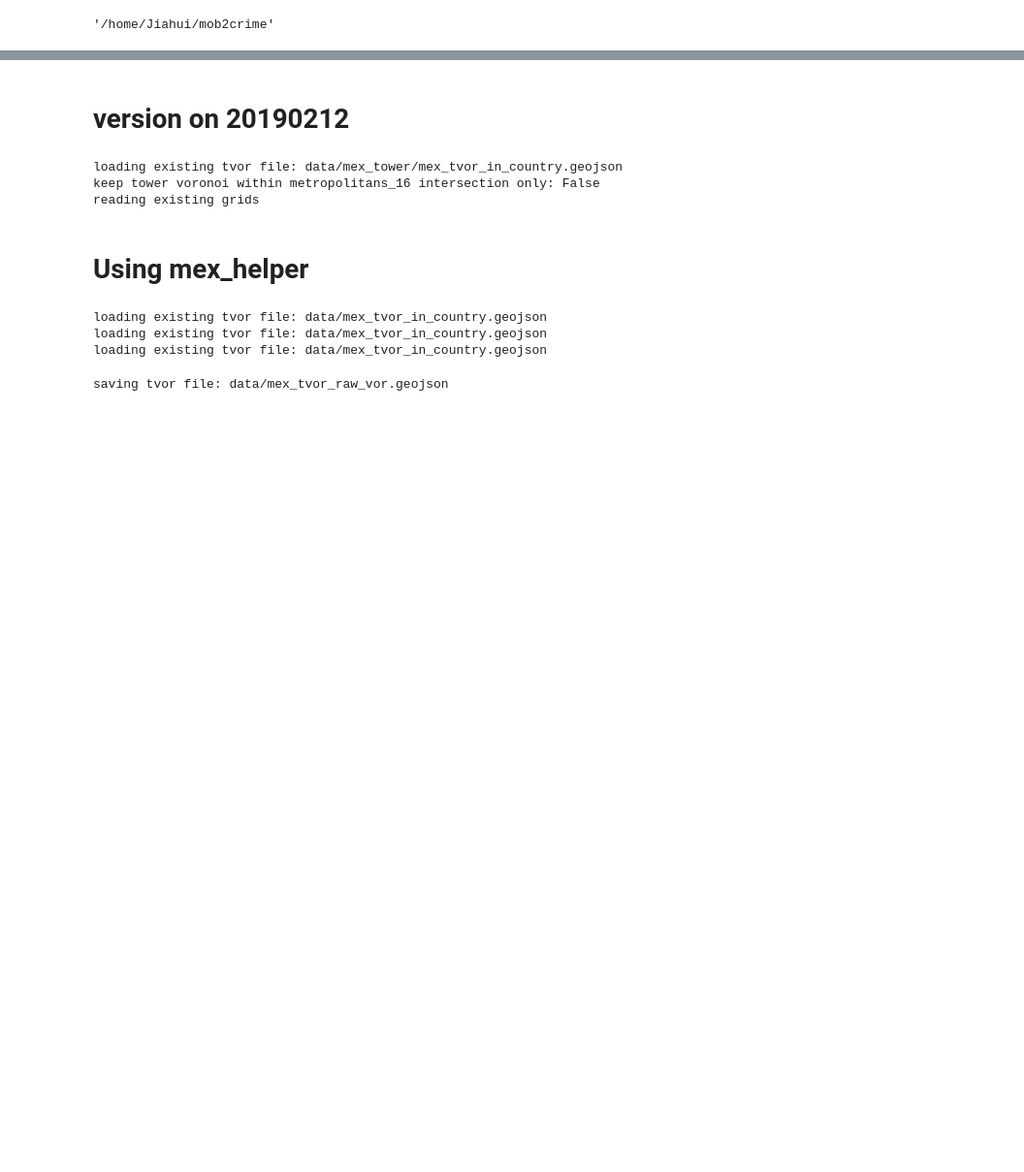
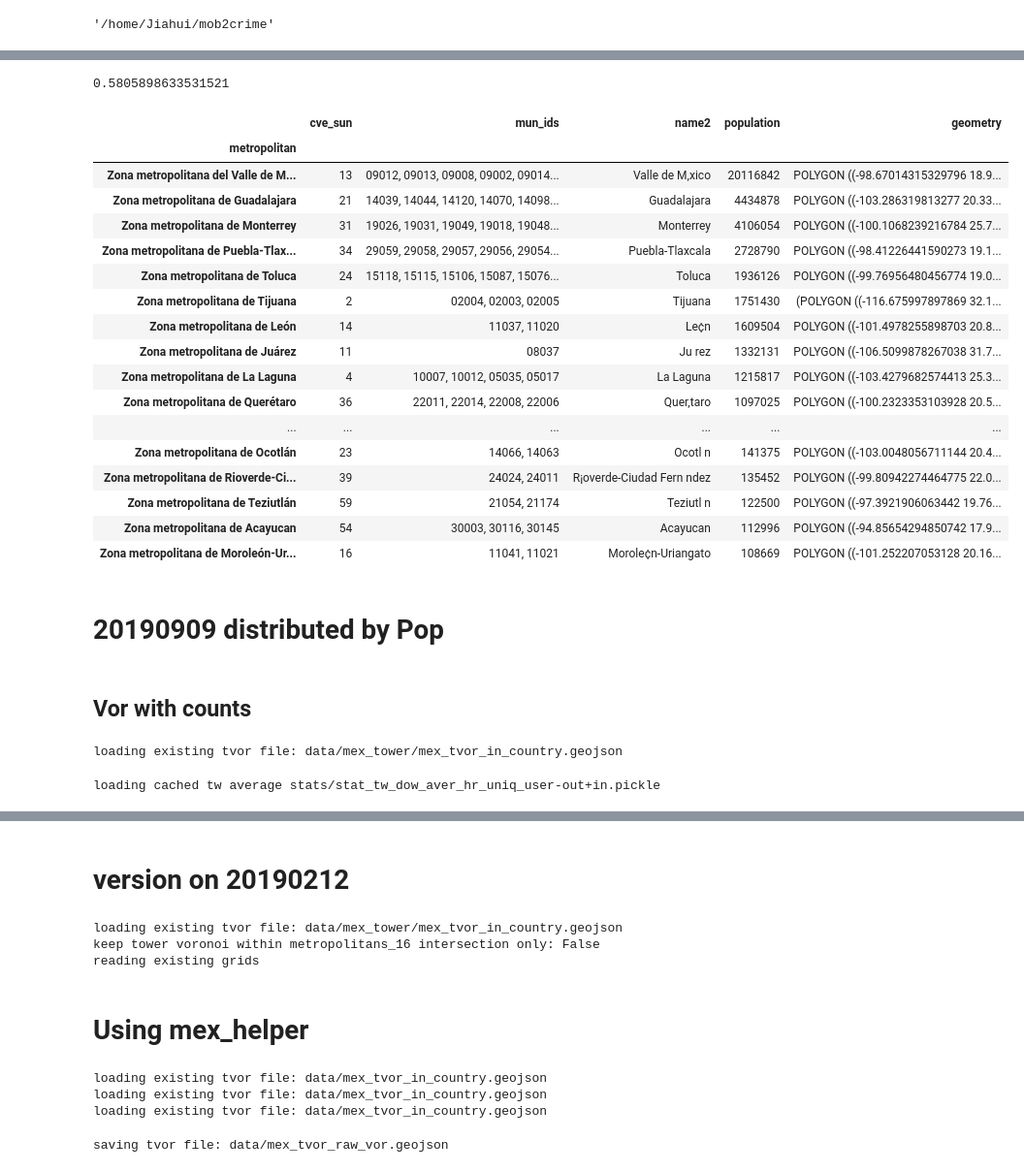
Before and after one commit to JHWu92/mob2crime, a Jupyter notebook: Map_TwVorPoly.ipynb, the cells around one changed output, grey strips where cells are left out. Shown at 97% size. Drawn from its saved outputs; the diff is of its cells as text; code cells hidden in the pictures; blank space fills up the shorter version.

```diff
--- a/Map_TwVorPoly.ipynb
+++ b/Map_TwVorPoly.ipynb
@@ -22,0 +34,4 @@ import src.mex_helper as mex
+# %%
+rkind = 'metropolitans_all'
+rname = 'metropolitan'
+region = mex.regions(rkind)
@@ -22,0 +67,4 @@ import src.mex_helper as mex
+# %%
+target_t2l[target_t2l.tower=='36BA9953-36BA9954-36BA9955'].sort_values('weight', ascending=False).weight.sum()
+# %% [output]
+0.5805898633531521
@@ -22,0 +79,35 @@ import src.mex_helper as mex
+# %%
+region
+# %% [output]
+|  | cve_sun | mun_ids | name2 | population | geometry |
+| metropolitan |  |  |  |  |  |
+| Zona metropolitana del Valle de M... | 13 | 09012, 09013, 09008, 09002, 09014... | Valle de M‚xico | 20116842 | POLYGON ((-98.67014315329796 18.9... |
+| Zona metropolitana de Guadalajara | 21 | 14039, 14044, 14120, 14070, 14098... | Guadalajara | 4434878 | POLYGON ((-103.286319813277 20.33... |
+| Zona metropolitana de Monterrey | 31 | 19026, 19031, 19049, 19018, 19048... | Monterrey | 4106054 | POLYGON ((-100.1068239216784 25.7... |
+| Zona metropolitana de Puebla-Tlax... | 34 | 29059, 29058, 29057, 29056, 29054... | Puebla-Tlaxcala | 2728790 | POLYGON ((-98.41226441590273 19.1... |
+| Zona metropolitana de Toluca | 24 | 15118, 15115, 15106, 15087, 15076... | Toluca | 1936126 | POLYGON ((-99.76956480456774 19.0... |
+| Zona metropolitana de Tijuana | 2 | 02004, 02003, 02005 | Tijuana | 1751430 | (POLYGON ((-116.675997897869 32.1... |
+| Zona metropolitana de León | 14 | 11037, 11020 | Le¢n | 1609504 | POLYGON ((-101.4978255898703 20.8... |
+| Zona metropolitana de Juárez | 11 | 08037 | Ju rez | 1332131 | POLYGON ((-106.5099878267038 31.7... |
+| Zona metropolitana de La Laguna | 4 | 10007, 10012, 05035, 05017 | La Laguna | 1215817 | POLYGON ((-103.4279682574413 25.3... |
+| Zona metropolitana de Querétaro | 36 | 22011, 22014, 22008, 22006 | Quer‚taro | 1097025 | POLYGON ((-100.2323353103928 20.5... |
+| ... | ... | ... | ... | ... | ... |
+| Zona metropolitana de Ocotlán | 23 | 14066, 14063 | Ocotl n | 141375 | POLYGON ((-103.0048056711144 20.4... |
+| Zona metropolitana de Rioverde-Ci... | 39 | 24024, 24011 | R¡overde-Ciudad Fern ndez | 135452 | POLYGON ((-99.80942274464775 22.0... |
+| Zona metropolitana de Teziutlán | 59 | 21054, 21174 | Teziutl n | 122500 | POLYGON ((-97.3921906063442 19.76... |
+| Zona metropolitana de Acayucan | 54 | 30003, 30116, 30145 | Acayucan | 112996 | POLYGON ((-94.85654294850742 17.9... |
+| Zona metropolitana de Moroleón-Ur... | 16 | 11041, 11021 | Morole¢n-Uriangato | 108669 | POLYGON ((-101.252207053128 20.16... |
+# %% [markdown]
+# 20190909 distributed by Pop
+# %% [markdown]
+## Vor with counts
+# %%
+tower = mex.tower_vor()
+# %% [output]
+loading existing tvor file: data/mex_tower/mex_tvor_in_country.geojson
+# %%
+aver = mex.stat_tw_dow_aver_hr_uniq_user('out+in')
+
+tw_avg_wd = pd.DataFrame(aver['wd']).T
+# %% [output]
+loading cached tw average stats/stat_tw_dow_aver_hr_uniq_user-out+in.pickle
```
Also changed, not shown: parts of 36 cells of this notebook, 3 other files.
